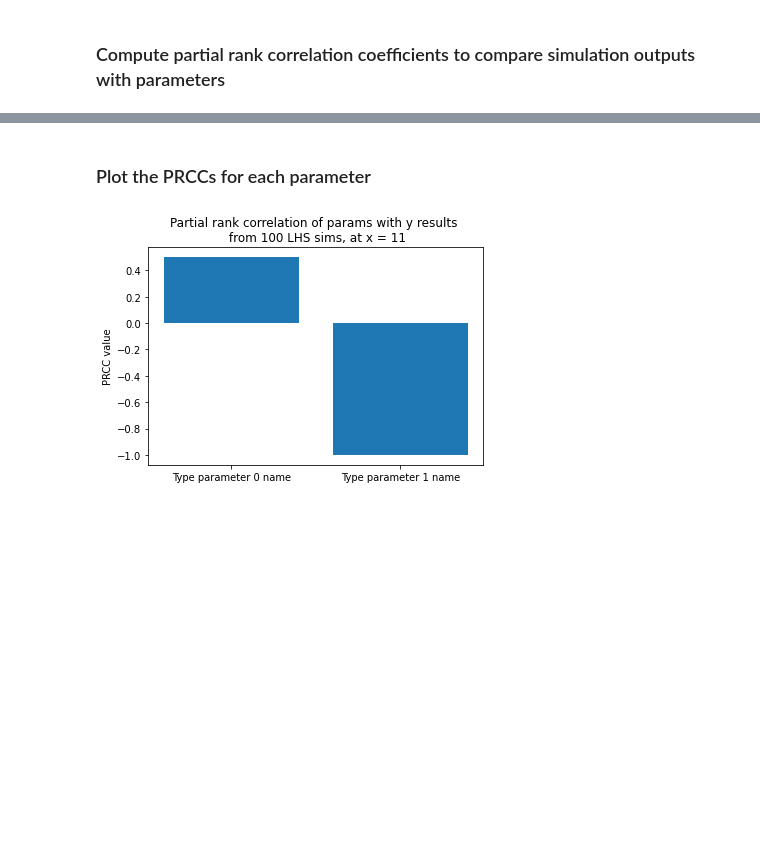
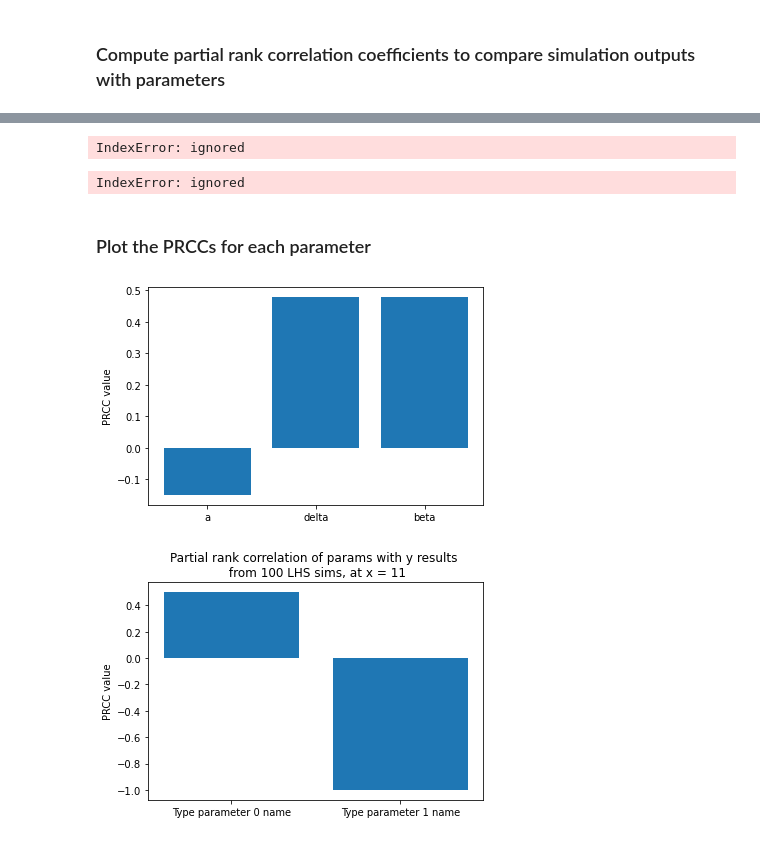
Before and after one commit to m-rafiul-islam/driver-behavior-model, a Jupyter notebook: LHS_PRCC.ipynb, the cells around one changed output, grey strips where cells are left out. Drawn from its saved outputs; the diff is of its cells as text; code cells hidden in the pictures; blank space fills up the shorter version.

```diff
--- a/LHS_PRCC.ipynb
+++ b/LHS_PRCC.ipynb
@@ -228,0 +232,9 @@ FloatText(value=2.0, description='Maximum:')
+# %%
+# parameter of interest
+a=1.5
+delta =  4.0
+beta = 2
+lf = 0.50
+uf = 2
+varbound=np.array([[a*lf,a*uf],[lf*delta,uf*delta],[lf*beta,uf*beta]])
+varbound
@@ -281,6 +586,22 @@ def myodes(y, t, sampledParams, unsampledParams):
 # %% [markdown]
 #### Run Monte Carlo simulations for each parameter sample set.
 ### *Be sure to specify a call to your model function and any necessary arguments below.*
+# %%
+# EDIT THE FOLLOWING VARIABLES, UNSAMPLED PARAMETERS, & ANY OTHER ARGS HERE,
+# AS WELL AS THE CALL TO YOUR OWN MODEL FUNCTION INSIDE THE FOR LOOP BELOW
+
+x = np.linspace(0, 10, num=101)
+
+unsampledParams = 2;
+
+Output = []
+
+for j in range(sampleCount):
+
+    sampledParams=[i[j] for i in LHSparams]
+
+    sol = testlinear(x,sampledParams,unsampledParams)
+    Output.append(sol)
 # %%
 # EDIT THE FOLLOWING VARIABLES, UNSAMPLED PARAMETERS, & ANY OTHER ARGS HERE,
 # AS WELL AS THE CALL TO YOUR OWN MODEL FUNCTION INSIDE THE FOR LOOP BELOW
@@ -364,19 +707,22 @@ NameError: ignored
+# %%
+SampleResult=[]
+
+x_idx = 11          # time or location index of sim results
+x_idx2= x_idx+1     #   to compare w/ param sample vals
+
+LHS=[*zip(*LHSparams)]
+LHSarray=np.array(LHS)
+Outputarray=np.array(Output)
+subOut=Outputarray[0:,x_idx:x_idx2]
+
+LHSout = np.hstack((LHSarray,subOut))
+SampleResult = LHSout.tolist()
+
+
+Ranks=[]
+# %% [output]
+IndexError: ignored
 # %%
-SampleResult=[]
-
-x_idx = 11          # time or location index of sim results
-x_idx2= x_idx+1     #   to compare w/ param sample vals
-
-LHS=[*zip(*LHSparams)]
-LHSarray=np.array(LHS)
-Outputarray=np.array(Output)
-subOut=Outputarray[0:,x_idx:x_idx2]
-
-LHSout = np.hstack((LHSarray,subOut))
-SampleResult = LHSout.tolist()
-
-
-Ranks=[]
 
 for s in range(sampleCount):
 
@@ -401,8 +747,22 @@ prcc=np.zeros(resultIdx)
 
 for w in range(parameterCount): # compute PRCC btwn each param & sim result
     prcc[w]=-Cinv[w,resultIdx]/np.sqrt(Cinv[w,w]*Cinv[resultIdx,resultIdx])
+# %% [output]
+IndexError: ignored
 # %% [markdown]
 ### Plot the PRCCs for each parameter
+# %%
+xp=[i for i in range(parameterCount)]
+
+plt.bar(xp,prcc[0:parameterCount], align='center')
+
+bLabels=list(parameters.keys())
+plt.xticks(xp, bLabels)
+
+plt.ylabel('PRCC value');
+plt.show()
+# %% [output]
+[figure, added]
 # %%
 xp=[i for i in range(parameterCount)]
 
```
Also changed, not shown: parts of 20 cells of this notebook.
